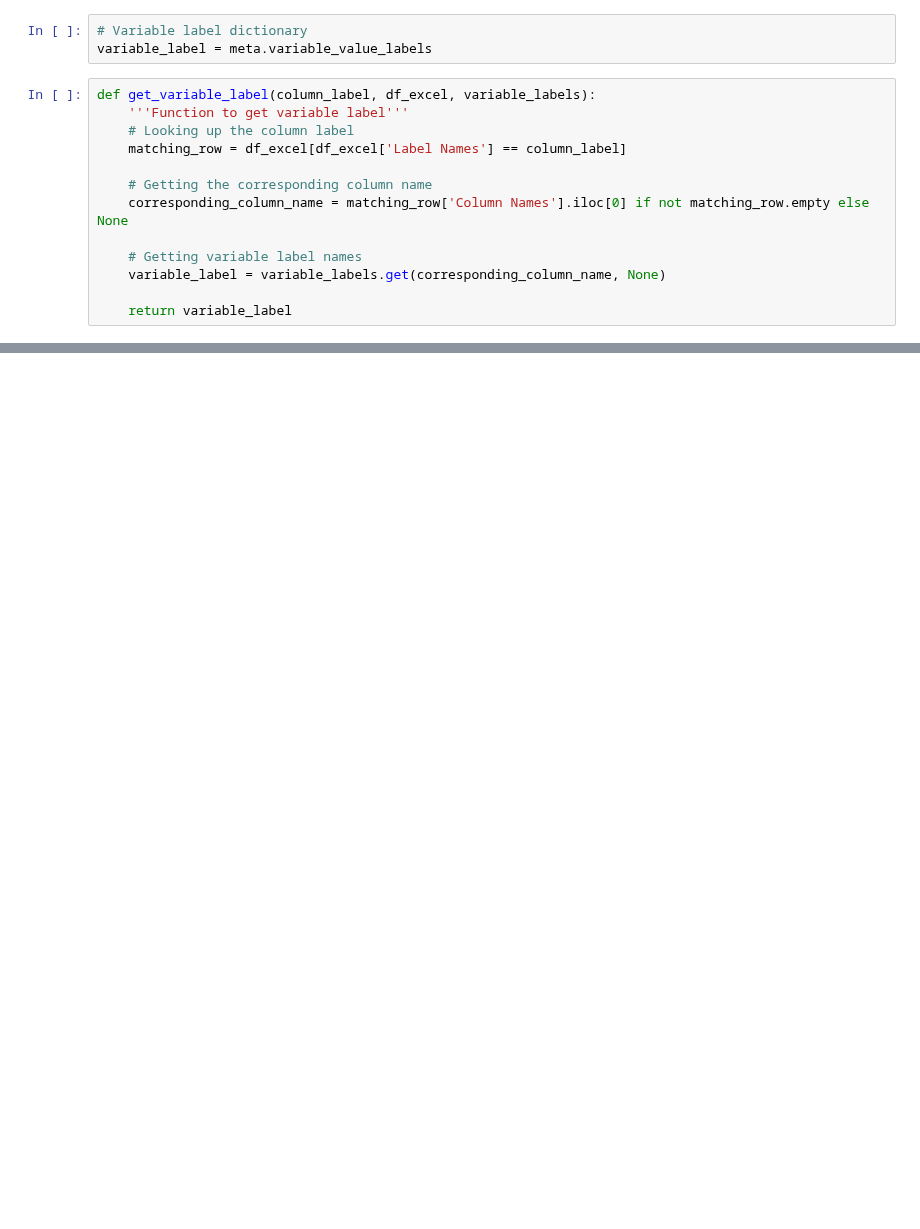
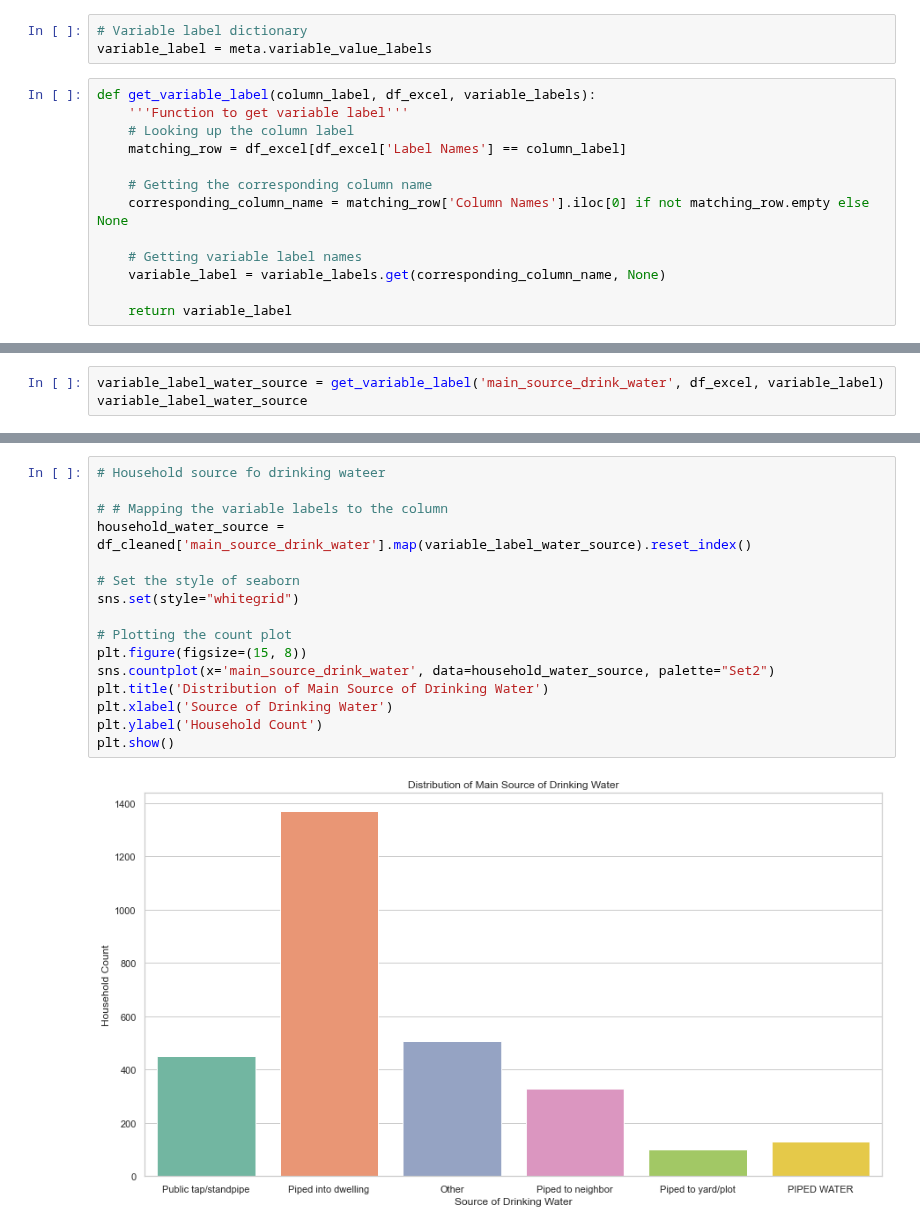
Before and after one commit to Dominic-Mu/dsc-phase-5-group-14-project, a Jupyter notebook: malaria.ipynb, the cells around one changed output, grey strips where cells are left out. Saved outputs shown, nothing was run; the diff lists cells and outputs as text; blank space fills up the shorter version.

```diff
--- a/malaria.ipynb
+++ b/malaria.ipynb
@@ -398,0 +624,3 @@ plt.show()
+# %%
+variable_label_water_source = get_variable_label('main_source_drink_water', df_excel, variable_label)
+variable_label_water_source
@@ -398,0 +647,18 @@ plt.show()
+# %%
+# Household source fo drinking wateer
+
+# # Mapping the variable labels to the column
+household_water_source = df_cleaned['main_source_drink_water'].map(variable_label_water_source).reset_index()
+
+# Set the style of seaborn
+sns.set(style="whitegrid")
+
+# Plotting the count plot
+plt.figure(figsize=(15, 8))
+sns.countplot(x='main_source_drink_water', data=household_water_source, palette="Set2")
+plt.title('Distribution of Main Source of Drinking Water')
+plt.xlabel('Source of Drinking Water')
+plt.ylabel('Household Count')
+plt.show()
+# %% [output]
+[figure, added]
```
Also changed, not shown: parts of 39 cells of this notebook.
